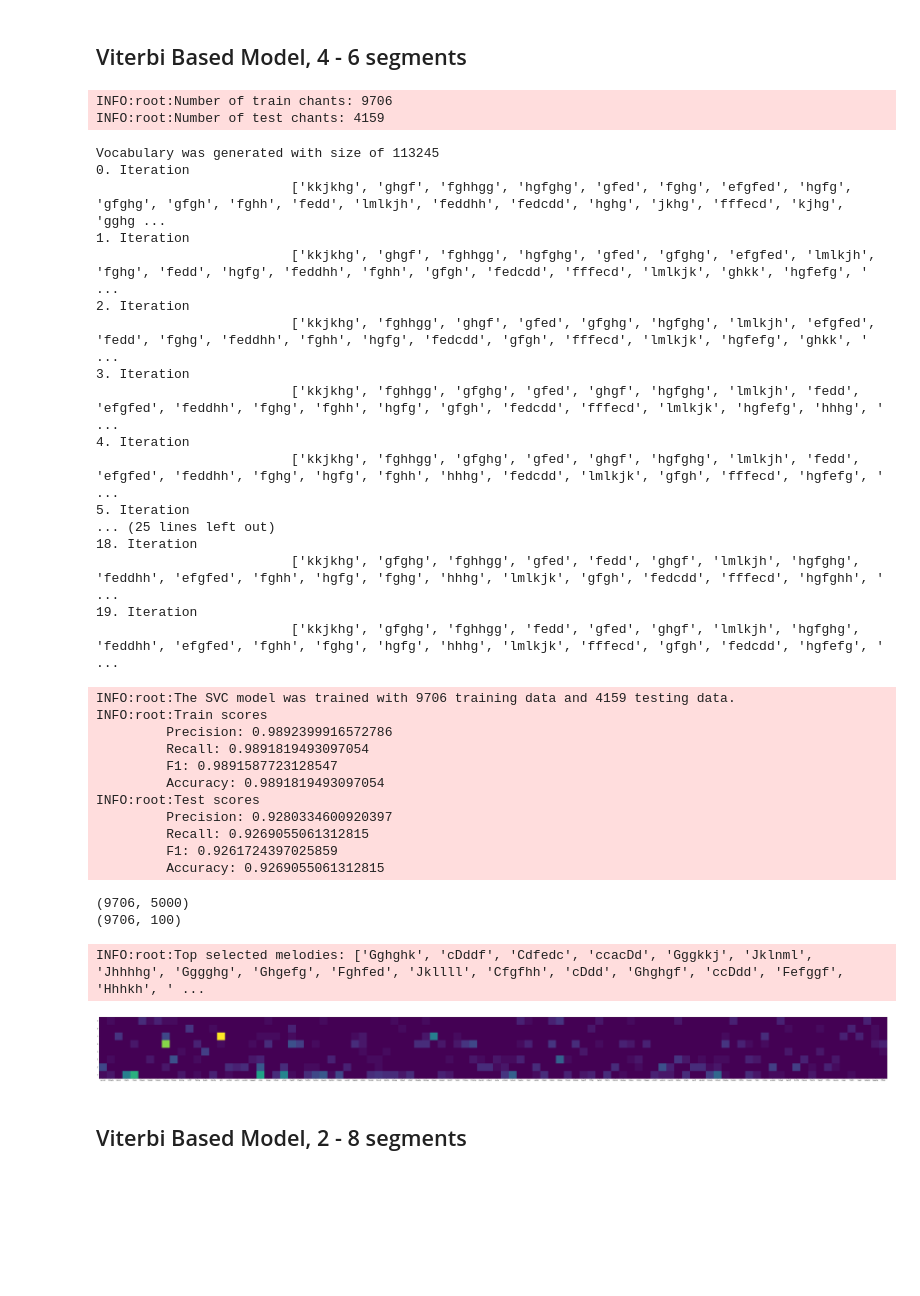
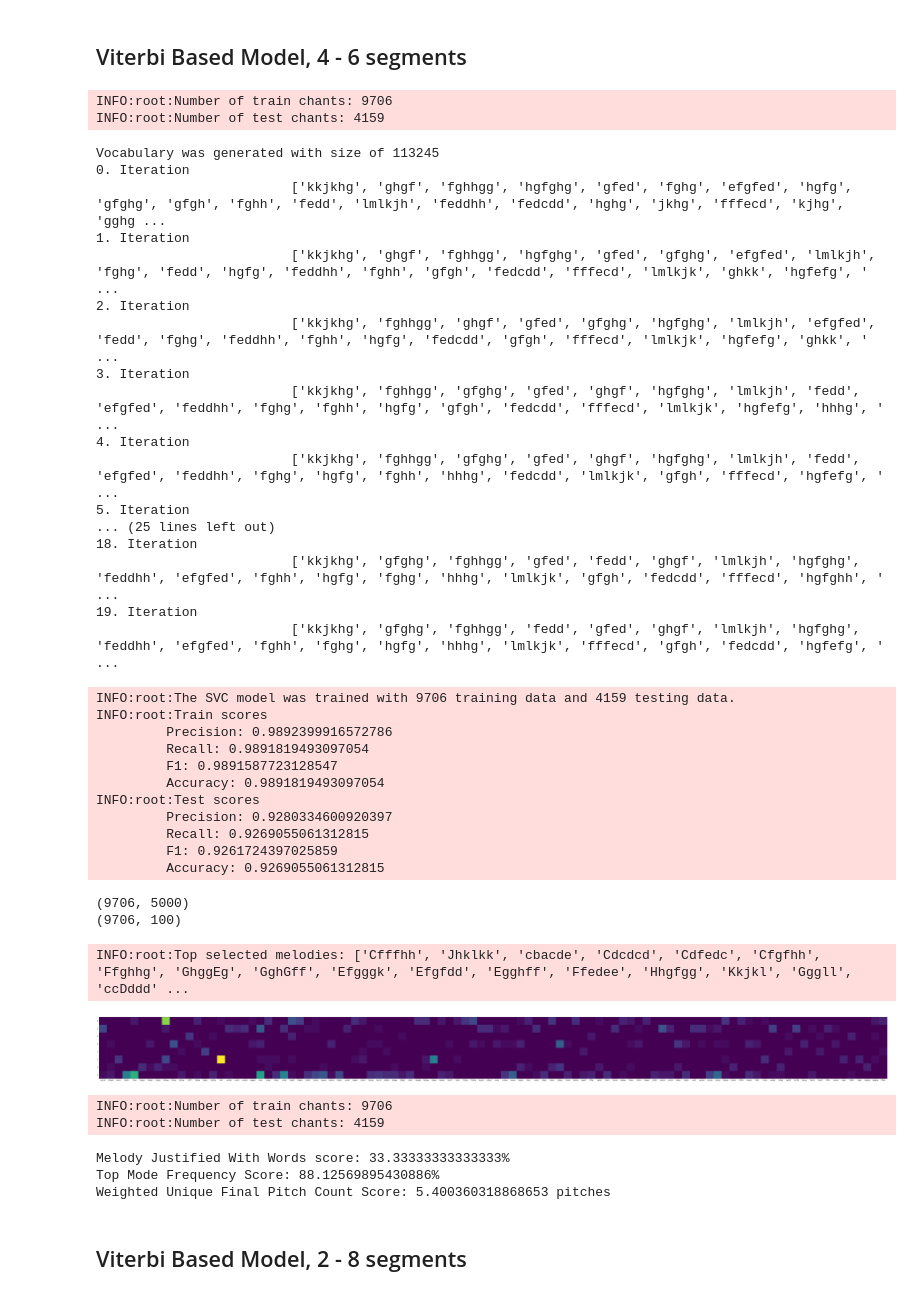
Before and after one commit to lanzv/Master-Thesis, a Jupyter notebook: models/experiments.ipynb, the cells around one changed output. Drawn from its saved outputs; the diff is of its cells as text; code cells hidden in the pictures; blank space fills up the shorter version.

```diff
--- a/models/experiments.ipynb
+++ b/models/experiments.ipynb
@@ -121,6 +121,9 @@ INFO:root:Top selected melodies: ['Jhghgf', 'Ededcd', 'Ffghhg', 'cddcac', 'acddd
 from src.utils.loader import prepare_dataset
 from src.models.viterbi_based_model import ViterbiBasedModel
 from src.eval.bacor_score import bacor_score
+from src.eval.mjww_score import mjww_score
+from src.eval.tmf_score import tmf_score
+from src.eval.wufpc_score import wufpc_score
 
 # Get Data
 X, y = prepare_dataset()
@@ -134,41 +137,52 @@ X_test, y_test = final_segmentation[9706:], y[9706:]
 scores, important_melodies, melody_mode_frequencies, trained_model = bacor_score(
     X_train, y_train, X_test, y_test, max_features = 100
   )
+mjww_score = mjww_score(final_segmentation)
+print("Melody Justified With Words score: {}%".format(mjww_score*100))
+tmf_score = tmf_score(final_segmentation, y)
+print("Top Mode Frequency Score: {}%".format(tmf_score*100))
+wufpc_score = wufpc_score(final_segmentation)
+print("Weighted Unique Final Pitch Count Score: {} pitches".format(wufpc_score))
 # %% [output]
 INFO:root:Number of train chants: 9706
 INFO:root:Number of test chants: 4159
 Vocabulary was generated with size of 113245
 0. Iteration
                          ['kkjkhg', 'ghgf', 'fghhgg', 'hgfghg', 'gfed', 'fghg', 'efgfed', 'hgfg', 'gfghg', 'gfgh', 'fghh', 'fedd', 'lmlkjh', 'feddhh', 'fedcdd', 'hghg', 'jkhg', 'fffecd', 'kjhg', 'gghg ...
 1. Iteration
                          ['kkjkhg', 'ghgf', 'fghhgg', 'hgfghg', 'gfed', 'gfghg', 'efgfed', 'lmlkjh', 'fghg', 'fedd', 'hgfg', 'feddhh', 'fghh', 'gfgh', 'fedcdd', 'fffecd', 'lmlkjk', 'ghkk', 'hgfefg', ' ...
 2. Iteration
                          ['kkjkhg', 'fghhgg', 'ghgf', 'gfed', 'gfghg', 'hgfghg', 'lmlkjh', 'efgfed', 'fedd', 'fghg', 'feddhh', 'fghh', 'hgfg', 'fedcdd', 'gfgh', 'fffecd', 'lmlkjk', 'hgfefg', 'ghkk', ' ...
 3. Iteration
                          ['kkjkhg', 'fghhgg', 'gfghg', 'gfed', 'ghgf', 'hgfghg', 'lmlkjh', 'fedd', 'efgfed', 'feddhh', 'fghg', 'fghh', 'hgfg', 'gfgh', 'fedcdd', 'fffecd', 'lmlkjk', 'hgfefg', 'hhhg', ' ...
 4. Iteration
                          ['kkjkhg', 'fghhgg', 'gfghg', 'gfed', 'ghgf', 'hgfghg', 'lmlkjh', 'fedd', 'efgfed', 'feddhh', 'fghg', 'hgfg', 'fghh', 'hhhg', 'fedcdd', 'lmlkjk', 'gfgh', 'fffecd', 'hgfefg', ' ...
 5. Iteration
 ... (25 lines left out)
 18. Iteration
                          ['kkjkhg', 'gfghg', 'fghhgg', 'gfed', 'fedd', 'ghgf', 'lmlkjh', 'hgfghg', 'feddhh', 'efgfed', 'fghh', 'hgfg', 'fghg', 'hhhg', 'lmlkjk', 'gfgh', 'fedcdd', 'fffecd', 'hgfghh', ' ...
 19. Iteration
                          ['kkjkhg', 'gfghg', 'fghhgg', 'fedd', 'gfed', 'ghgf', 'lmlkjh', 'hgfghg', 'feddhh', 'efgfed', 'fghh', 'fghg', 'hgfg', 'hhhg', 'lmlkjk', 'fffecd', 'gfgh', 'fedcdd', 'hgfefg', ' ...
 INFO:root:The SVC model was trained with 9706 training data and 4159 testing data.
 INFO:root:Train scores
          Precision: 0.9892399916572786
          Recall: 0.9891819493097054
          F1: 0.9891587723128547
          Accuracy: 0.9891819493097054
 INFO:root:Test scores
          Precision: 0.9280334600920397
          Recall: 0.9269055061312815
          F1: 0.9261724397025859
          Accuracy: 0.9269055061312815
 (9706, 5000)
 (9706, 100)
-INFO:root:Top selected melodies: ['Gghghk', 'cDddf', 'Cdfedc', 'ccacDd', 'Gggkkj', 'Jklnml', 'Jhhhhg', 'Gggghg', 'Ghgefg', 'Fghfed', 'Jkllll', 'Cfgfhh', 'cDdd', 'Ghghgf', 'ccDdd', 'Fefggf', 'Hhhkh', ' ...
+INFO:root:Top selected melodies: ['Cfffhh', 'Jhklkk', 'cbacde', 'Cdcdcd', 'Cdfedc', 'Cfgfhh', 'Ffghhg', 'GhggEg', 'GghGff', 'Efgggk', 'Efgfdd', 'Egghff', 'Ffedee', 'Hhgfgg', 'Kkjkl', 'Gggll', 'ccDddd' ...
-[figure, old version]
+[figure, new version]
+INFO:root:Number of train chants: 9706
+INFO:root:Number of test chants: 4159
+Melody Justified With Words score: 33.33333333333333%
+Top Mode Frequency Score: 88.12569895430886%
+Weighted Unique Final Pitch Count Score: 5.400360318868653 pitches
 # %% [markdown]
 ## Viterbi Based Model, 2 - 8 segments
 # %%
```
Also changed, not shown: parts of 5 cells of this notebook.
